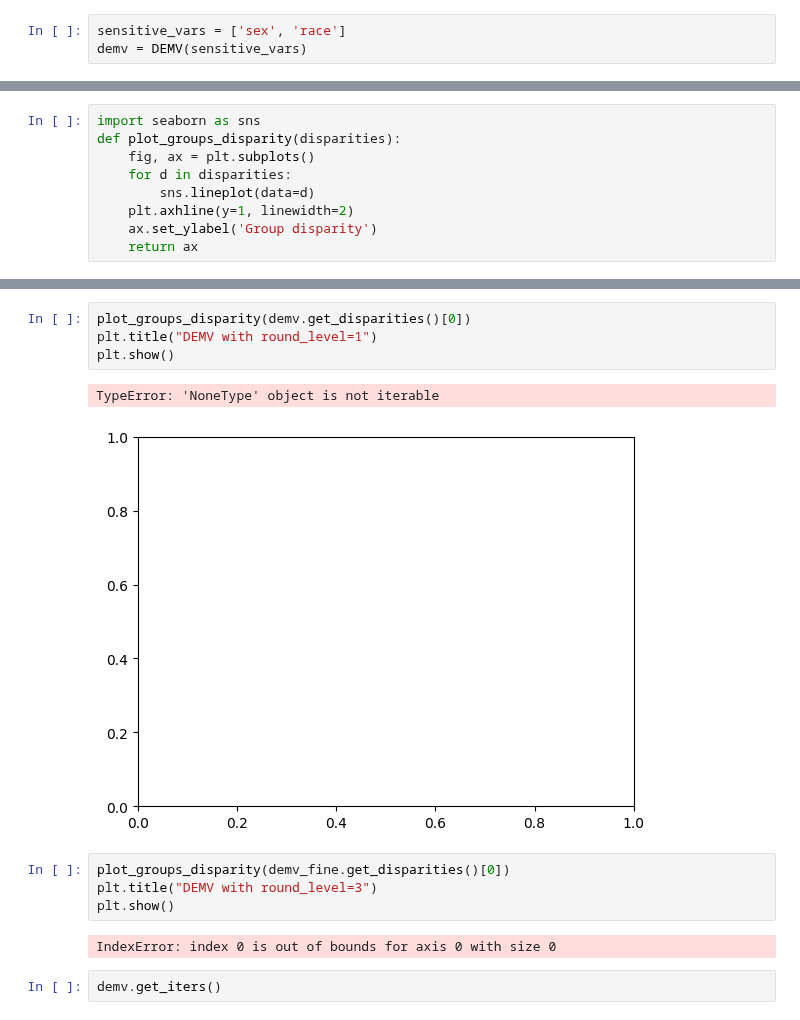
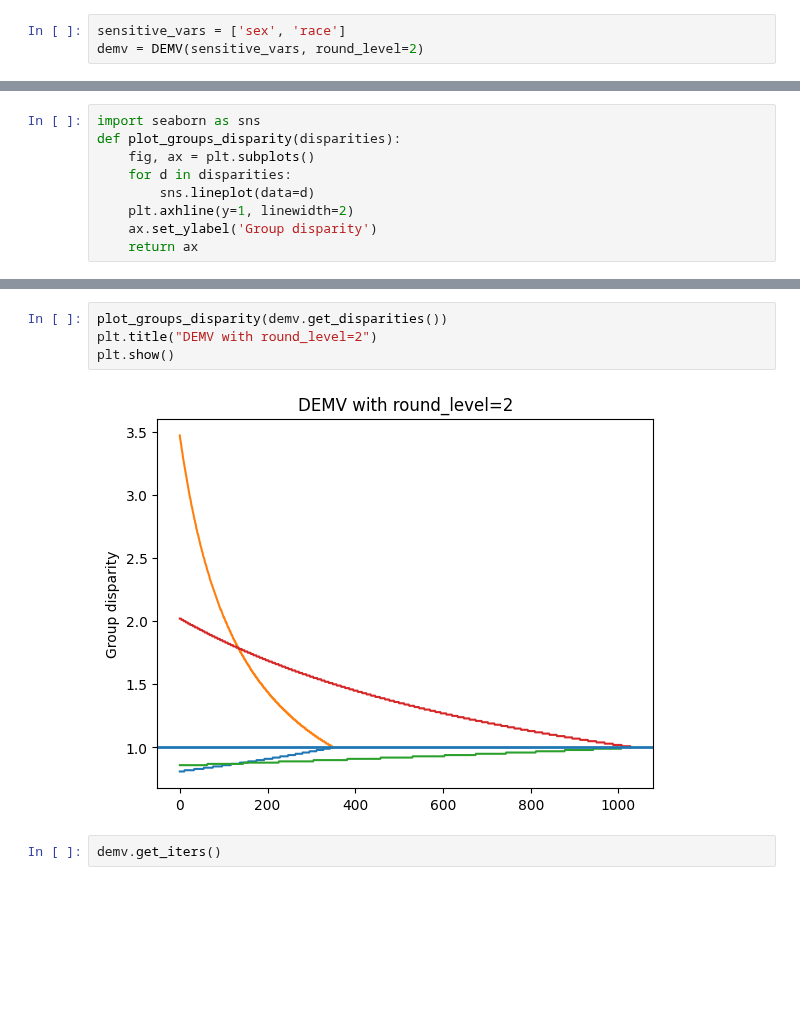
Before and after one commit to Trusted-AI/AIF360, a Jupyter notebook: examples/sklearn/demo_demv.ipynb, the cells around one changed output, grey strips where cells are left out. Cells and saved outputs as stored; diff of their text form; blank space fills up the shorter version.

```diff
--- a/examples/sklearn/demo_demv.ipynb
+++ b/examples/sklearn/demo_demv.ipynb
@@ -87,7 +89,7 @@ DEMV is a pre-processing algorithm, meaning that it works directly on the datase
 Here we instantiate DEMV and transform the training data.
 # %%
 sensitive_vars = ['sex', 'race']
-demv = DEMV(sensitive_vars)
+demv = DEMV(sensitive_vars, round_level=2)
 # %%
 x_train_new, y_new = demv.fit_transform(X_train, y_train)
 # %%
@@ -192,16 +171,9 @@ array([[list([0.8, 0.8, 0.8, 0.8, 0.8, 0.8, 0.8, 0.8, 0.8, 0.8, 0.8, 0.8, 0.8, 0
 # %%
-plot_groups_disparity(demv.get_disparities()[0])
-plt.title("DEMV with round_level=1")
+plot_groups_disparity(demv.get_disparities())
+plt.title("DEMV with round_level=2")
 plt.show()
 # %% [output]
-TypeError: 'NoneType' object is not iterable
-[figure, old version]
+[figure, new version]
-# %%
-plot_groups_disparity(demv_fine.get_disparities()[0])
-plt.title("DEMV with round_level=3")
-plt.show()
-# %% [output]
-IndexError: index 0 is out of bounds for axis 0 with size 0
 # %%
 demv.get_iters()
 # %% [output]
```
Also changed, not shown: parts of 18 cells of this notebook, 2 other files.
